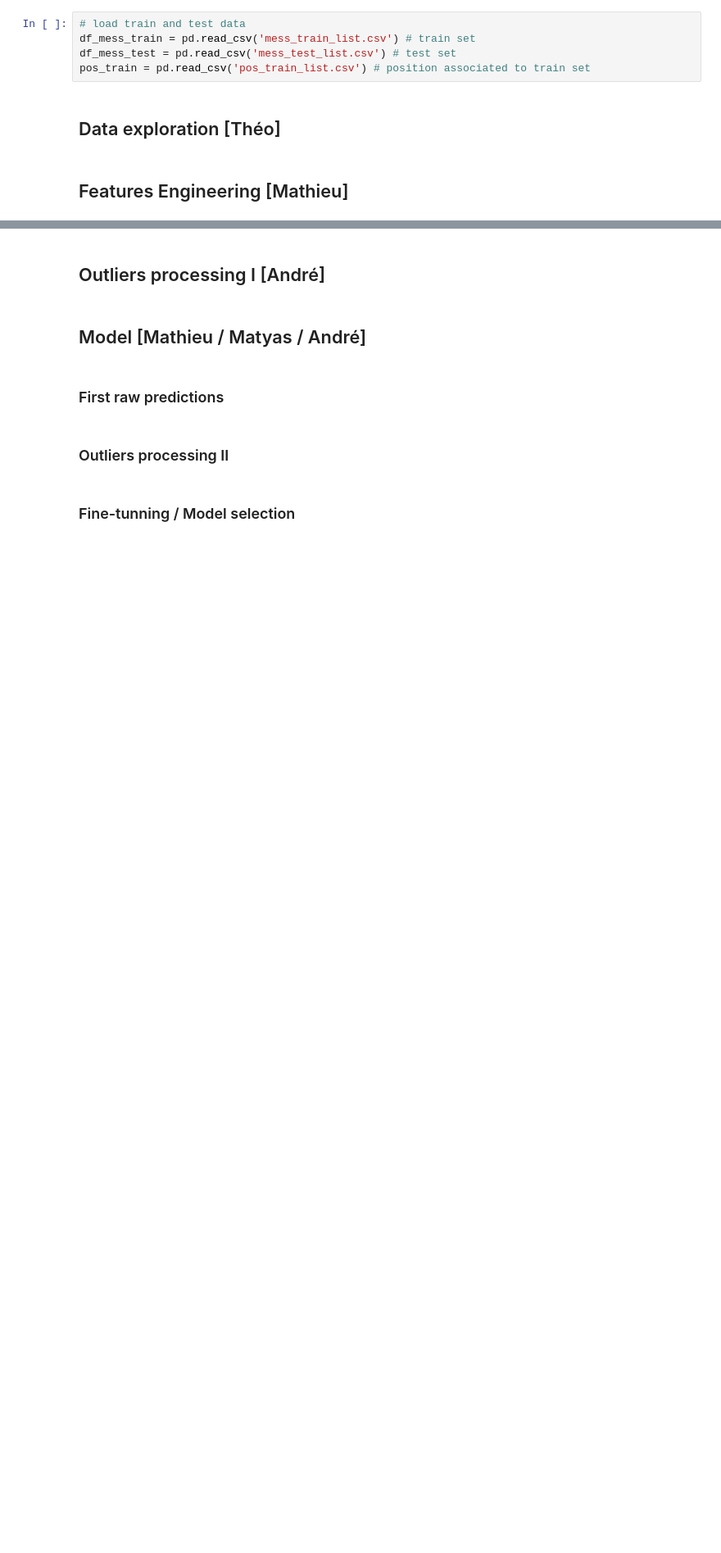
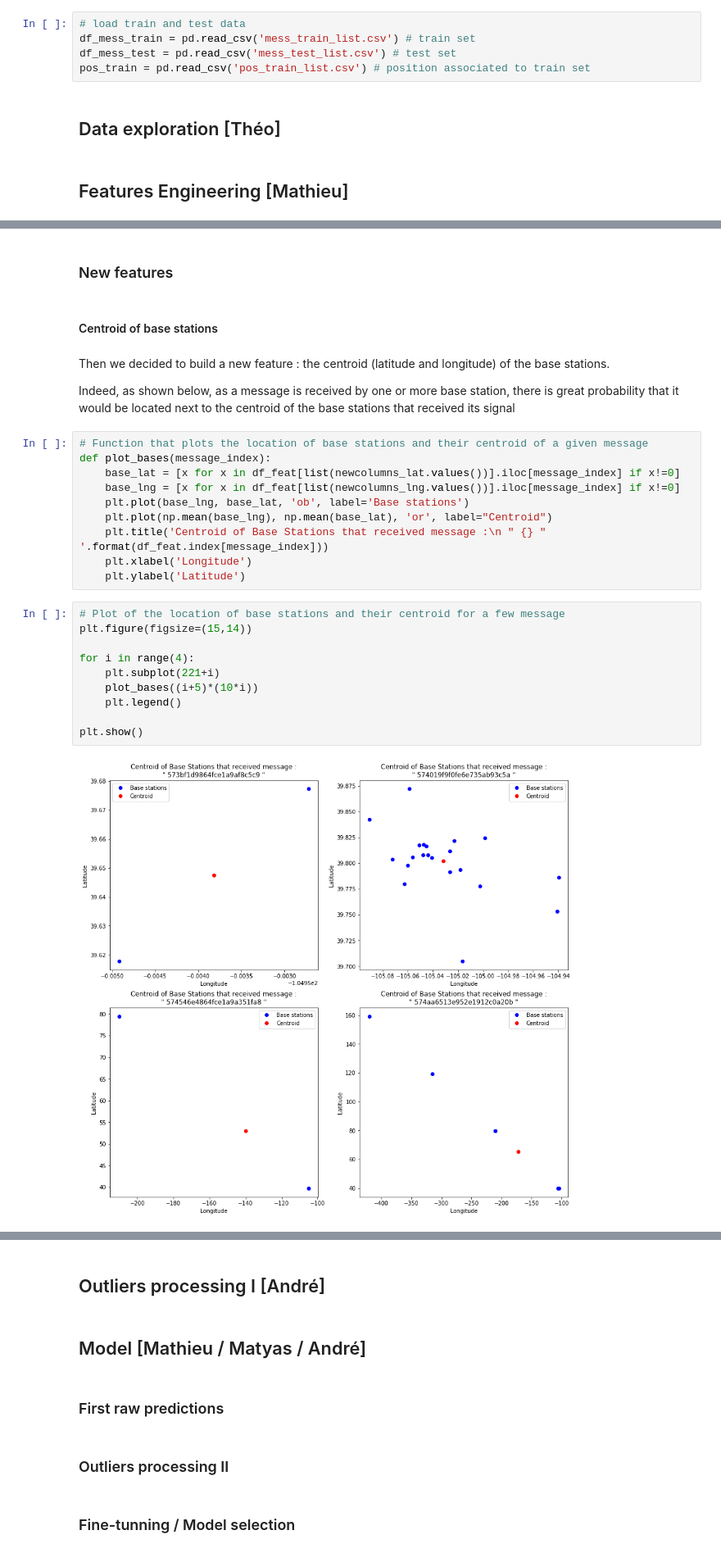
Before and after one commit to mathieubruniquel/IoT_Challenge, a Jupyter notebook: IoT_Geolocalization.ipynb, the cells around one changed output, grey strips where cells are left out. Shown at 82% size. Drawn from its saved outputs; the diff is of its cells as text; blank space fills up the shorter version.

```diff
--- a/IoT_Geolocalization.ipynb
+++ b/IoT_Geolocalization.ipynb
@@ -25,0 +85,30 @@ pos_train = pd.read_csv('pos_train_list.csv') # position associated to train set
+# %% [markdown]
+### New features
+# %% [markdown]
+#### Centroid of base stations
+# %% [markdown]
+Then we decided to build a new feature : the centroid (latitude and longitude) of the base stations.
+
+Indeed, as shown below, as a message is received by one or more base station, there is great probability that it would be located next to the centroid of the base stations that received its signal
+# %%
+# Function that plots the location of base stations and their centroid of a given message
+def plot_bases(message_index):
+    base_lat = [x for x in df_feat[list(newcolumns_lat.values())].iloc[message_index] if x!=0]
+    base_lng = [x for x in df_feat[list(newcolumns_lng.values())].iloc[message_index] if x!=0]
+    plt.plot(base_lng, base_lat, 'ob', label='Base stations')
+    plt.plot(np.mean(base_lng), np.mean(base_lat), 'or', label="Centroid")
+    plt.title('Centroid of Base Stations that received message :\n " {} " '.format(df_feat.index[message_index]))
+    plt.xlabel('Longitude')
+    plt.ylabel('Latitude')
+# %%
+# Plot of the location of base stations and their centroid for a few message
+plt.figure(figsize=(15,14))
+
+for i in range(4):
+    plt.subplot(221+i)
+    plot_bases((i+5)*(10*i))
+    plt.legend()
+
+plt.show()
+# %% [output]
+[figure, added]
```
Also changed, not shown: parts of 21 cells of this notebook.
